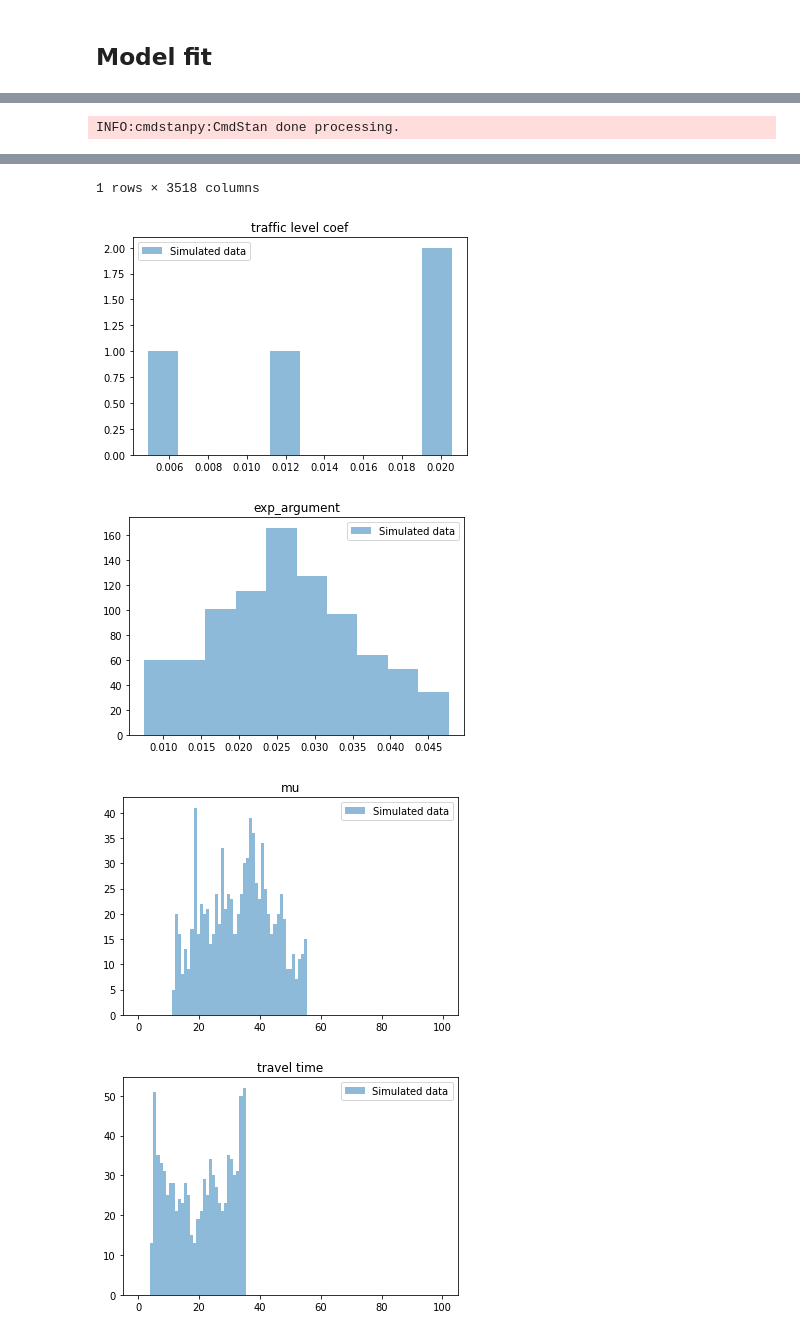
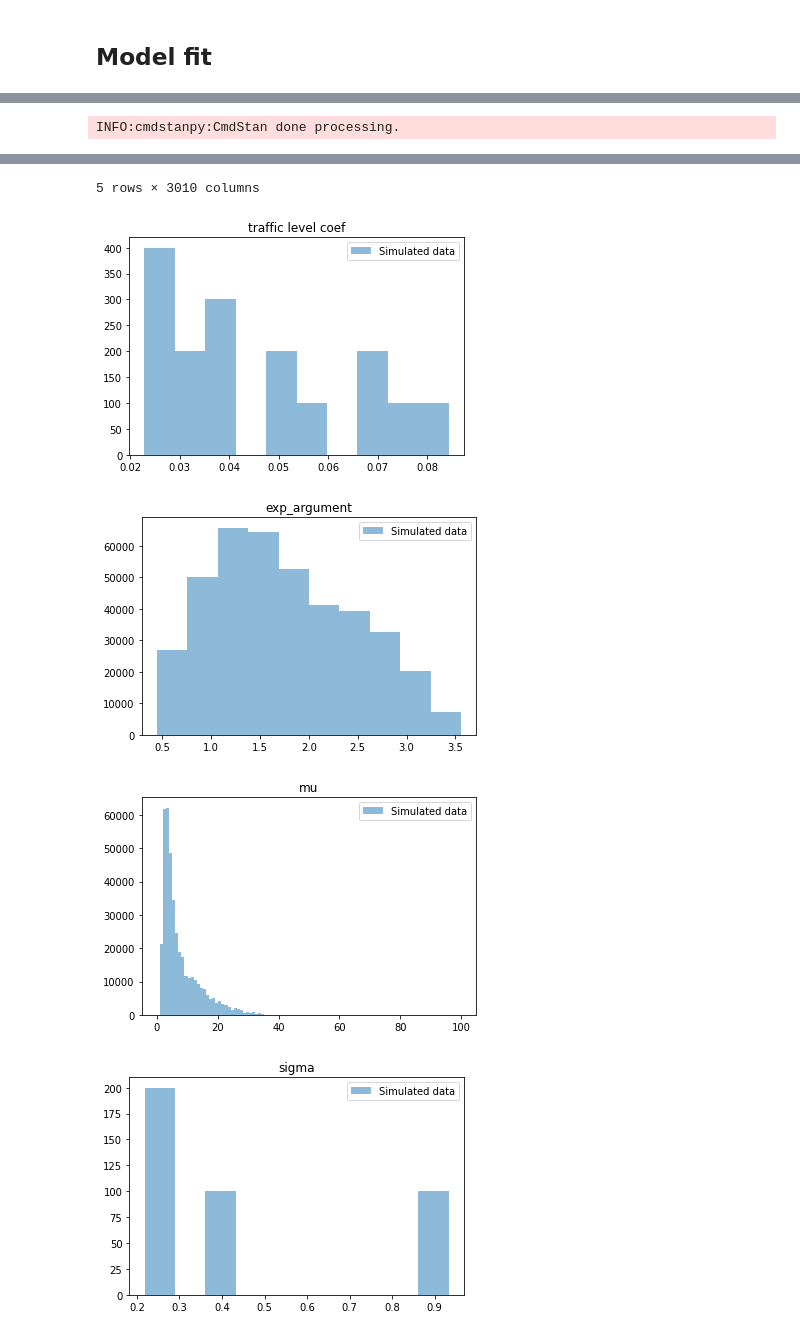
Before and after one commit to justynagibas/data_analytics_project, a Jupyter notebook: basic_model.ipynb, the cells around one changed output, grey strips where cells are left out. Saved outputs shown, nothing was run; the diff lists cells and outputs as text; code cells hidden in the pictures.

```diff
--- a/basic_model.ipynb
+++ b/basic_model.ipynb
@@ -16,10 +16,11 @@ df = df[df["Road distances [km]"] < 17.5]
 # display(df.describe())
 
 train_df = pd.DataFrame(df.iloc[:1000, :])
-train_df["Mean speed"] = train_df["Road distances [km]"] / (train_df["Time_taken(min)"] - train_df["Meal_preparation_time"])
-train_df = train_df[train_df["Mean speed"] < 1.7]
-plt.hist(train_df["Mean speed"], bins=20)
-plt.title("Mean speed in km/min")
+# normalized distance
+train_df["Normalized distances"] = (train_df["Road distances [km]"] - train_df["Road distances [km]"].min()) / (train_df["Road distances [km]"].max() - train_df["Road distances [km]"].min())
+# train_df = train_df[train_df["Mean speed"] < 1.7]
+plt.hist(train_df["Normalized distances"], bins=20)
+plt.title("Normalized distances")
 plt.show()
 # display(train_df["Road_traffic_density"].value_counts())
 # plt.title("Count of density type")
@@ -32,5 +33,4 @@ plt.show()
 road_density_map = {'Jam ':1, 'High ':2, 'Medium ':3, 'Low ':4}
 
 train_df["Road_traffic_density"] = train_df["Road_traffic_density"].apply(lambda x: road_density_map[x])
-display(train_df["Road_traffic_density"].value_counts())
 # %% [output]
@@ -190,9 +214,13 @@ Name: 0, dtype: float64
 # %%
 basic_fit=CmdStanModel(stan_file='basic_fit.stan')
 
-basic_sample=basic_fit.sample(data={"N": len(train_df), "distance": train_df["Road distances [km]"].values,"meal_preparation_time": train_df["Meal_preparation_time"].values, "delivery_times": train_df["Time_taken(min)"].values, "traffic_level" :train_df["Road_traffic_density"].values},
-                              iter_sampling=1,
-                              chains=1,
+basic_sample=basic_fit.sample(data={"N": len(train_df),
+                                    "distance": train_df["Road distances [km]"].values,
+                                    "meal_preparation_time": train_df["Meal_preparation_time"].values,
+                                    "delivery_times": train_df["Time_taken(min)"].values,
+                                    "traffic_level" :train_df["Road_traffic_density"].values},
+                              iter_sampling=100,
+                              chains=4,
                               iter_warmup=0,
                               fixed_param=True,
                          )
@@ -226,13 +254,13 @@ plt.title("mu")
 plt.legend()
 plt.show()
 
-travel_time = df_fit.filter(regex="travel_time.*")
-# df_fit.iloc[:, 8:]
-# plt.hist(train_df["Time_taken(min)"], bins=bins, alpha=0.5, label="Measured data")
-plt.hist(travel_time.values.flatten(),bins=np.linspace(0,100,100), alpha=0.5, label="Simulated data")
-plt.title("travel time")
-plt.legend()
-plt.show()
+# travel_time = df_fit.filter(regex="travel_time.*")
+# # df_fit.iloc[:, 8:]
+# # plt.hist(train_df["Time_taken(min)"], bins=bins, alpha=0.5, label="Measured data")
+# plt.hist(travel_time.values.flatten(),bins=np.linspace(0,100,100), alpha=0.5, label="Simulated data")
+# plt.title("travel time")
+# plt.legend()
+# plt.show()
 
 sigma = df_fit.filter(regex="sigma.*")
 # df_fit.iloc[:, 8:]
@@ -246,14 +274,14 @@ plt.show()
 
 delivery_fit = df_fit.filter(regex="delivery_time.*")
 # df_fit.iloc[:, 8:]
-plt.hist(train_df["Time_taken(min)"], bins=bins, alpha=0.5, label="Measured data")
-plt.hist(delivery_fit.values.flatten(),bins=bins, alpha=0.5, label="Simulated data")
+plt.hist(train_df["Time_taken(min)"], bins=bins,density=True, alpha=0.5, label="Measured data")
+plt.hist(delivery_fit.values.flatten(),bins=bins,density=True, alpha=0.5, label="Simulated data")
 plt.title("delivery time")
 plt.legend()
 plt.show()
 
-print(f"meal_prep_ceof {df_fit.filter(regex='meal_prep_coef.*')}")
-print(f"distance_coef {df_fit.filter(regex='distance_coeff.*')}")
+# print(f"meal_prep_ceof {df_fit.filter(regex='meal_prep_coef.*')}")
+# print(f"distance_coef {df_fit.filter(regex='distance_coeff.*')}")
 # %% [output]
 INFO:cmdstanpy:found newer exe file, not recompiling
 INFO:cmdstanpy:CmdStan start processing
@@ -267,5 +308,5 @@ INFO:cmdstanpy:CmdStan done processing.
-1 rows × 3518 columns
+5 rows × 3010 columns
-[figure, old version]
+[figure, new version]
-[figure, old version]
+[figure, new version]
-[figure, old version]
+[figure, new version]
-[figure, old version]
+[figure, new version]
```
Also changed, not shown: parts of 10 cells of this notebook, 7 other files.
